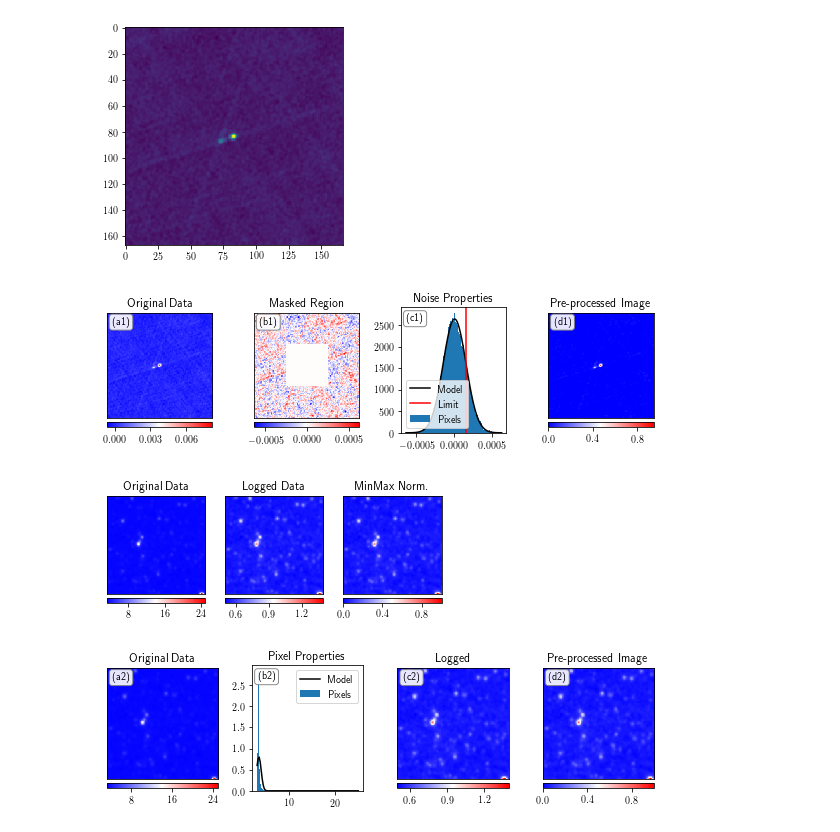
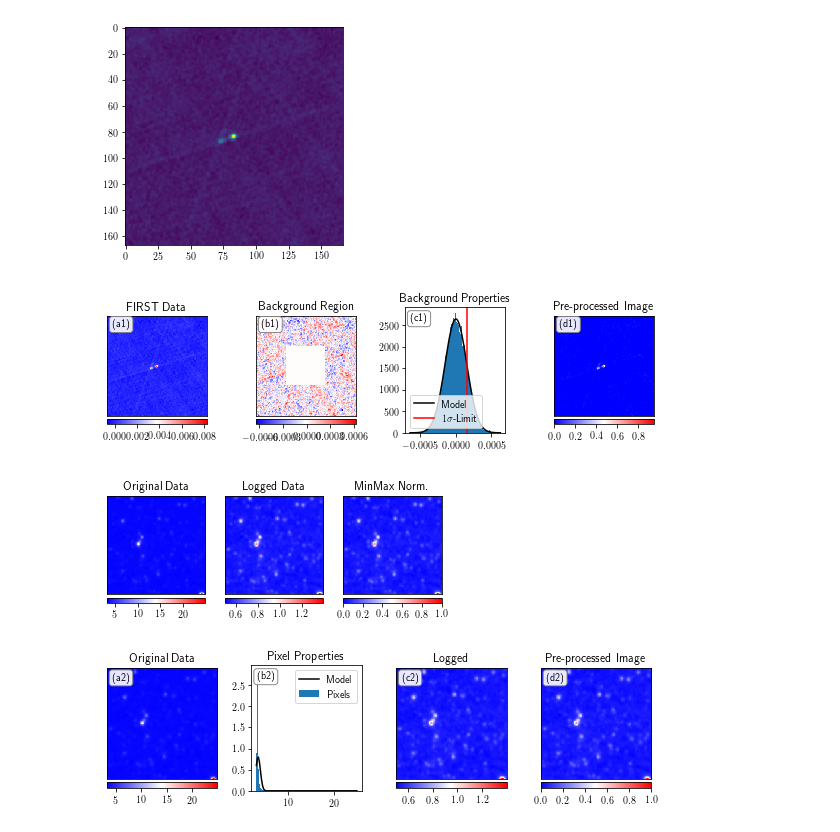
Before and after one commit to tjgalvin/Pink_Experiments, a Jupyter notebook: Notebook/Figure_Preprocessing.ipynb, the cells around one changed output. Saved outputs shown, nothing was run; the diff lists cells and outputs as text; code cells hidden in the pictures.

```diff
--- a/Notebook/Figure_Preprocessing.ipynb
+++ b/Notebook/Figure_Preprocessing.ipynb
@@ -72,7 +72,7 @@ def add_cbar(fig, ax, im):
     divider = make_axes_locatable(ax)
     cax0 = divider.append_axes('bottom', size='5%', pad=0.05)
     cbar = fig.colorbar(im, cax=cax0, orientation='horizontal')
-    tick_locator = ticker.MaxNLocator(nbins=3)
+    tick_locator = ticker.MaxNLocator(nbins=5)
     cbar.locator = tick_locator
     cbar.update_ticks()
 
@@ -81,44 +81,44 @@ fig, ax = plt.subplots(1,4, figsize=(8, 10/4))
 im = ax[0].imshow(rdata, cmap='bwr')
 pu.no_ticks(ax[0])
 add_cbar(fig, ax[0], im)
-ax[0].set(title='Original Data')
+ax[0].set(title='FIRST Data')
 
 mask = slice_mask(rdata, 5)
 mask_rdata = rdata.copy()
 mask_rdata[~mask] = 0
 
 im = ax[1].imshow(mask_rdata, cmap='bwr')
 pu.no_ticks(ax[1])
 add_cbar(fig, ax[1], im)
-ax[1].set(title='Masked Region')
+ax[1].set(title='Background Region')
 
 mu = np.mean(mask_rdata[mask_rdata != 0].flatten())
 std = np.std(mask_rdata[mask_rdata != 0].flatten())
 
-ax[2].hist(mask_rdata[mask_rdata != 0].flatten(), bins=100, density=True, label='Pixels')
+ax[2].hist(mask_rdata[mask_rdata != 0].flatten(), bins=100, density=True, linewidth=0)
 xdata_rng = np.linspace(mask_rdata.min(), mask_rdata.max(),100)
 ax[2].plot(xdata_rng, norm.pdf(xdata_rng, mu, std), c='black', label='Model')
-ax[2].axvline(mu+std, color='red', label='Limit')
+ax[2].axvline(mu+std, color='red', label='$1\sigma$-Limit')
 ax[2].legend(loc='lower left')
-ax[2].set(title='Noise Properties')
+ax[2].set(title='Background Properties')
 
 pre_rdata = preprocessImageF3(rdata, 0.95)
 im = ax[3].imshow(pre_rdata, cmap='bwr')
 pu.no_ticks(ax[3])
 add_cbar(fig, ax[3], im)
 ax[3].set(title='Pre-processed Image')
 
 bbox_props = dict(boxstyle="round", fc="w", ec="0.5", alpha=0.9)
 ax[0].annotate('(a1)', xy=(0.05,0.89), xycoords='axes fraction', bbox=bbox_props)
 ax[1].annotate('(b1)', xy=(0.05,0.89), xycoords='axes fraction', bbox=bbox_props)
 ax[2].annotate('(c1)', xy=(0.05,0.89), xycoords='axes fraction', bbox=bbox_props)
 ax[3].annotate('(d1)', xy=(0.05,0.89), xycoords='axes fraction', bbox=bbox_props)
 
 fig.tight_layout()
 # fig.show()
 fig.savefig('Images/Figure_First_Preprocessing.pdf')
 # %% [output]
-[figure, old version]
+[figure, new version]
 # %%
 def preprocessImageW2(image,scale):
     empty = numpy.isnan(image)
@@ -155,7 +155,7 @@ ax[2].set(title='MinMax Norm.')
 
 fig.show()
 # %% [output]
-[figure, old version]
+[figure, new version]
 # %%
 fig, ax = plt.subplots(1,4, figsize=(8, 10/4))
 
@@ -200,4 +200,4 @@ fig.tight_layout()
 # fig.show()
 fig.savefig('Images/Figure_Wise_Preprocessing.pdf')
 # %% [output]
-[figure, old version]
+[figure, new version]
```
Also changed, not shown: parts of 2 cells of this notebook, 4 other files.
